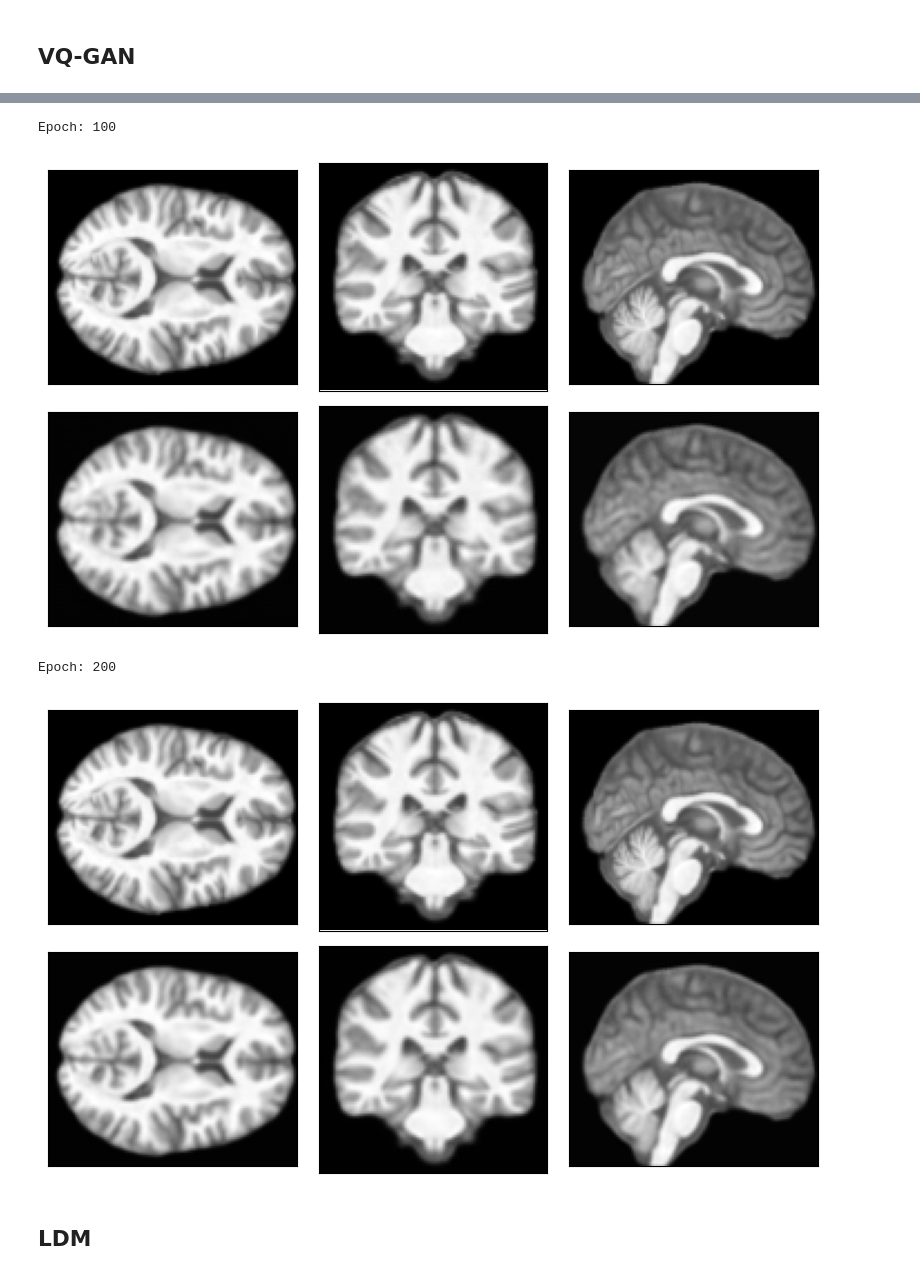
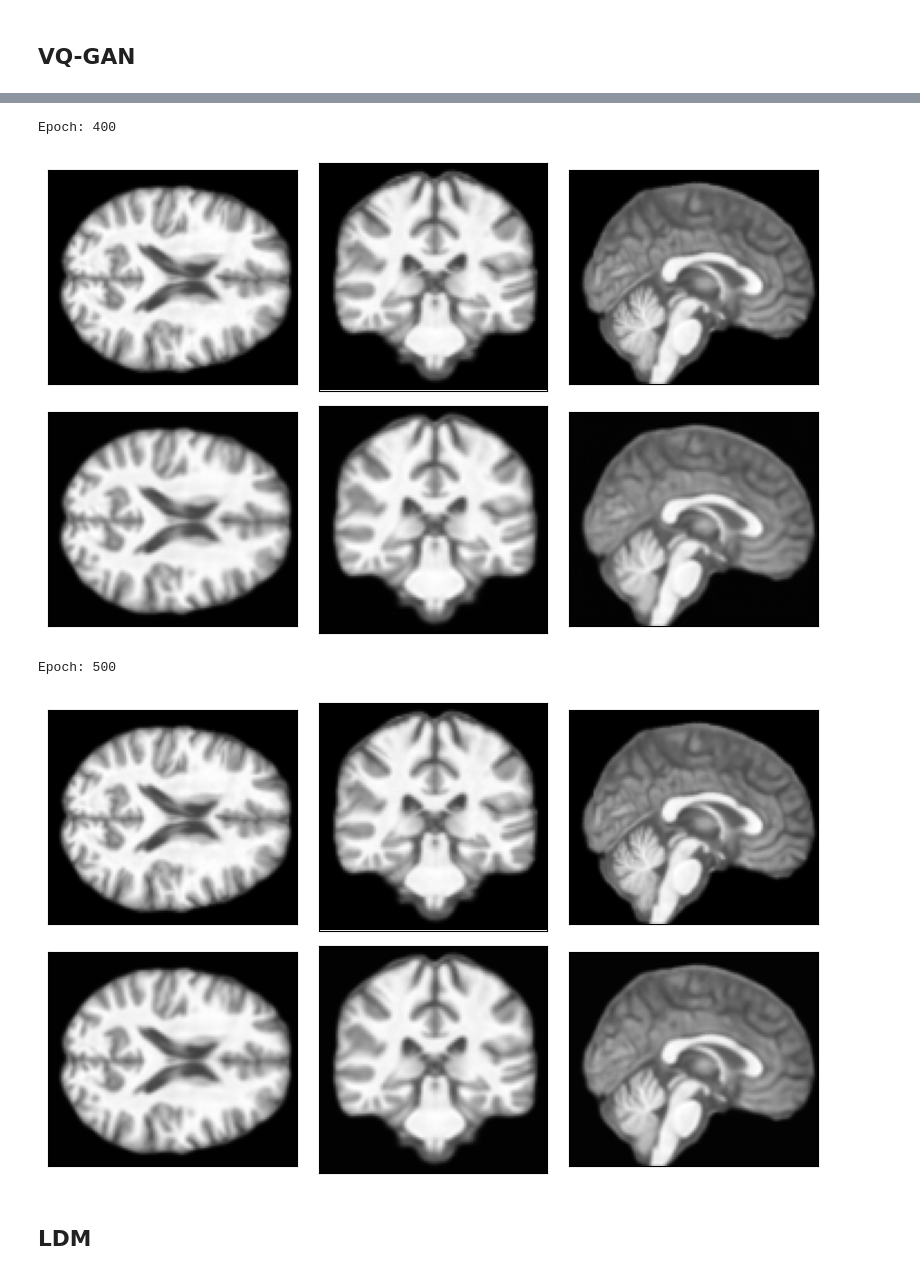
Before and after one commit to sunghwanism/FutureBrainGenerator, a Jupyter notebook: analysis/EDA.ipynb, the cells around one changed output, grey strips where cells are left out. Cells and saved outputs as stored; diff of their text form; code cells hidden in the pictures.

```diff
--- a/analysis/EDA.ipynb
+++ b/analysis/EDA.ipynb
@@ -153,10 +153,10 @@ def viz_image(img):
         origin = origin.cpu().detach().numpy()
 
     fig, ax = plt.subplots(2, 3, figsize=(8, 5))
-    ax[0, 0].imshow(origin[0][ :, :, 48], cmap='gray')
+    ax[0, 0].imshow(origin[0][ :, :,53], cmap='gray')
     ax[0, 1].imshow(np.rot90(origin[0][ :, 48, :]), cmap='gray')
     ax[0, 2].imshow(np.rot90(origin[0][ 48, :, :]), cmap='gray')
-    ax[1, 0].imshow(recon[0][ :, :, 48], cmap='gray')
+    ax[1, 0].imshow(recon[0][ :, :, 53], cmap='gray')
     ax[1, 1].imshow(np.rot90(recon[0][ :, 48, :]), cmap='gray')
     ax[1, 2].imshow(np.rot90(recon[0][ 48, :, :]), cmap='gray')
 
@@ -168,8 +168,9 @@ def viz_image(img):
     plt.show()
 # %%
 model = 'VQGAN'
-wandb_id = 'dry-night-3'
+wandb_id = 'dry-night-3' # 'floral-field-2'
+dim=16
 
 # img = np.load(f'/NFS/FutureBrainGen/results/{model}/img/{wandb_id}/img.npy')
 
-epoch = [100, 200]
+epoch = [400, 500]
@@ -186,13 +177,13 @@ array([[0., 0., 0., ..., 0., 0., 0.],
 # %%
 for e in epoch:
     print(f"Epoch: {e}")
-    img = np.load(f'/NFS/FutureBrainGen/results/{model}/img/{wandb_id}/recon_ep{e}_0_dim16.npz')
+    img = np.load(f'/NFS/FutureBrainGen/results/{model}/img/{wandb_id}/recon_ep{e}_0_dim{dim}.npz')
     viz_image(img)
 # %% [output]
-Epoch: 100
+Epoch: 400
-[figure, old version]
+[figure, new version]
-Epoch: 200
+Epoch: 500
-[figure, old version]
+[figure, new version]
 # %% [markdown]
 ## LDM
 # %%
```
Also changed, not shown: parts of 1 cell of this notebook, 1 other file.
